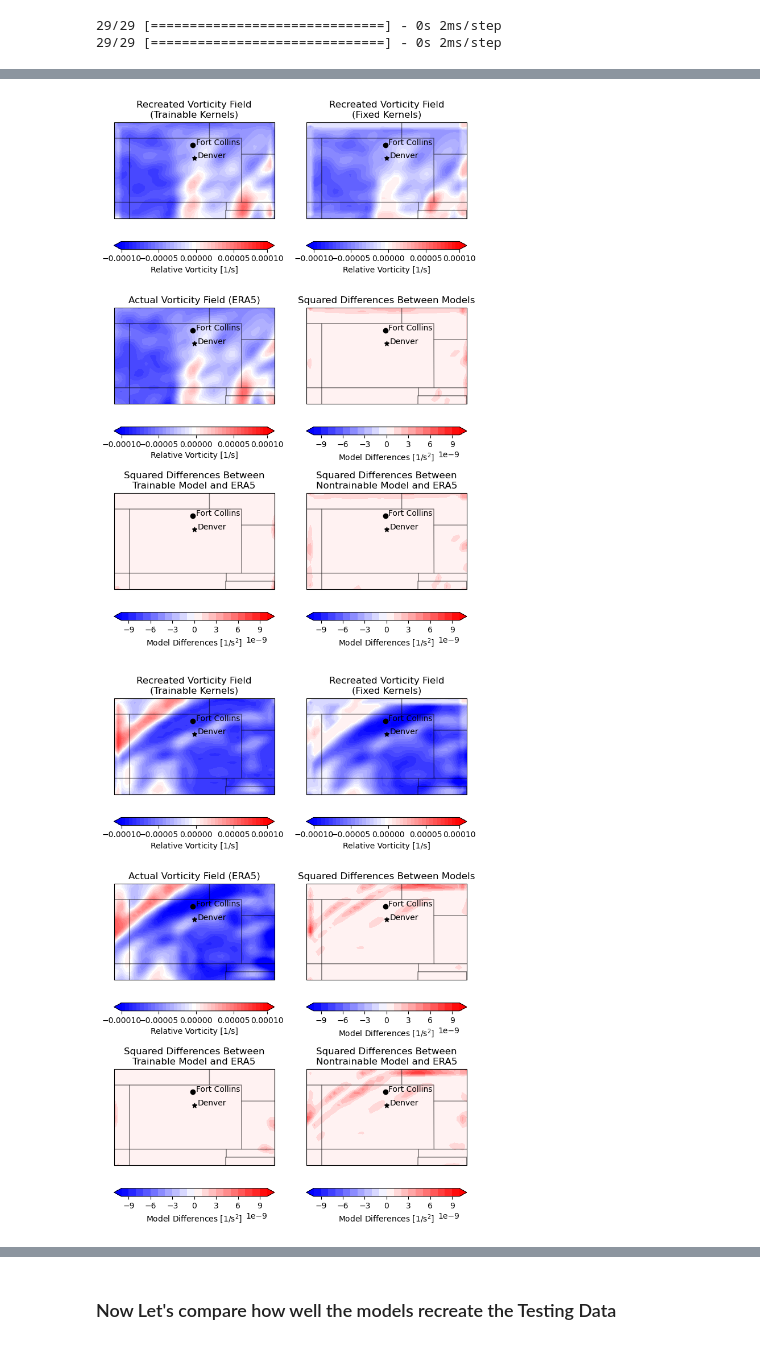
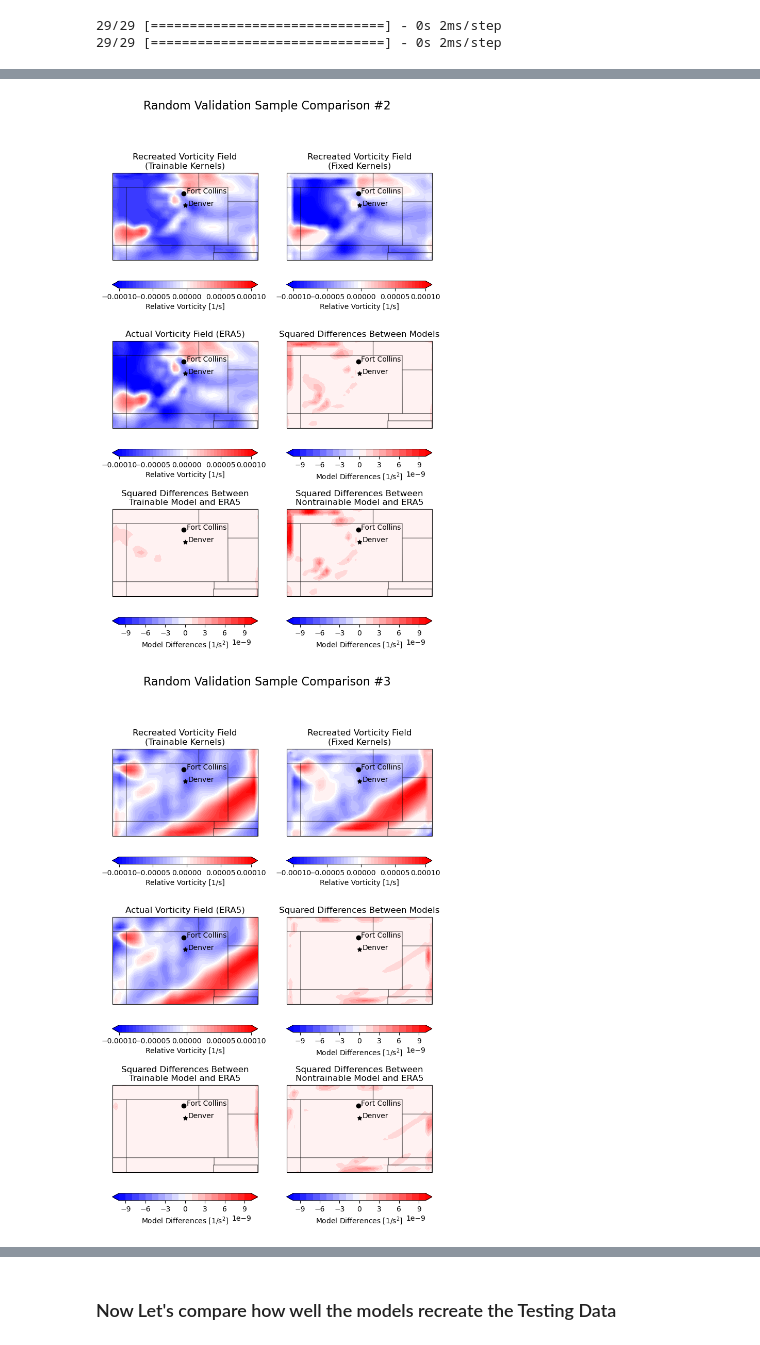
Before and after one commit to JustinRHudson/ATS780_HW2, a Jupyter notebook: CODE/Model_Comparison.ipynb, the cells around one changed output, grey strips where cells are left out. Saved outputs shown, nothing was run; the diff lists cells and outputs as text; code cells hidden in the pictures.

Commit message:
Added titles to the figures

```diff
--- a/CODE/Model_Comparison.ipynb
+++ b/CODE/Model_Comparison.ipynb
@@ -142,5 +142,8 @@ nontrainable_val = fix_filt_model.predict(x_val).squeeze()
 levs = np.arange(-1e-4,1e-4,5e-6)
 cticks = [-1e-4,-5e-5,0,5e-5,1e-4]
 
-dif_levs = np.arange(-1e-8,1.1e-8,1e-9)
-dif_cticks = [-1e-8,-5e-9,0,5e-9,1e-8]
+dif_levs = np.arange(0,1.1e-8,1e-9)
+dif_cticks = [0,2.5-9,5e-9,7.5e-9,1e-8]
+# %%
+# Randomly select 3 samples from the validation data
+random_val_samples = np.random.randint(0,x_val.shape[0],3)
@@ -147,6 +214,6 @@ dif_cticks = [-1e-8,-5e-9,0,5e-9,1e-8]
 # %%
 
-img = 80
+img = random_val_samples[1]
 
 tt_pred = denormalize_data(trainable_val[img],vort_min,vort_max)
 nt_pred = denormalize_data(nontrainable_val[img],vort_min,vort_max)
@@ -176,37 +243,42 @@ plt.colorbar(cf10,orientation = 'horizontal',ticks = cticks, label = 'Relative V
 ax[1,0].set_title('Actual Vorticity Field (ERA5)')
 
 # Axis 1,1 is the differences between the models squared
 ax[1,1].add_feature(cfeature.STATES,alpha = 0.3)
 cf11 = ax[1,1].contourf(lons,lats,model_dif,extend = 'both',cmap = 'bwr',levels = dif_levs)
 plt.colorbar(cf11,orientation = 'horizontal',label = 'Model Differences [1/s$^2$]')
 ax[1,1].set_title('Squared Differences Between Models')
 
 # Axis 2,0 is the difference between the Var Filt Model and the Actual Squared
 ax[2,0].add_feature(cfeature.STATES,alpha = 0.3)
 cf20 = ax[2,0].contourf(lons,lats,actual_tt_dif,extend = 'both',cmap = 'bwr', levels = dif_levs)
 plt.colorbar(cf20,orientation = 'horizontal',label = 'Model Differences [1/s$^2$]')
 ax[2,0].set_title('Squared Differences Between\nTrainable Model and ERA5')
 
 # Axis 2,1 is the difference between the Fix Filt Model and the Actual Squared
 ax[2,1].add_feature(cfeature.STATES,alpha = 0.3)
 cf21 = ax[2,1].contourf(lons,lats,actual_nt_dif,extend = 'both',cmap = 'bwr', levels = dif_levs)
 plt.colorbar(cf21,orientation = 'horizontal',label = 'Model Differences [1/s$^2$]')
 ax[2,1].set_title('Squared Differences Between\nNontrainable Model and ERA5')
 
 for a in ax:
     for b in a:
         b.scatter(-104.9903,39.7392,color = 'k',marker = '*')
         b.text(-104.8,39.7392,'Denver',color = 'k')
         b.scatter(-105.0844,40.5853,color = 'k')
         b.text(-104.9,40.5853,'Fort Collins')
 
+plt.suptitle("Random Validation Sample Comparison #2",fontsize = 16)
+
+os.chdir(figure_path)
+plt.savefig("Validation_Sample_Comp_2.png",dpi = 400,bbox_inches = 'tight')
+
 
 plt.show()
 # %% [output]
-[figure, old version]
+[figure, new version]
 # %%
 
-img = 200
+img = random_val_samples[2]
 
 tt_pred = denormalize_data(trainable_val[img],vort_min,vort_max)
 nt_pred = denormalize_data(nontrainable_val[img],vort_min,vort_max)
@@ -260,7 +332,12 @@ for a in ax:
         b.scatter(-105.0844,40.5853,color = 'k')
         b.text(-104.9,40.5853,'Fort Collins')
 
+plt.suptitle("Random Validation Sample Comparison #3",fontsize = 16)
+
+os.chdir(figure_path)
+plt.savefig("Validation_Sample_Comp_3.png",dpi = 400,bbox_inches = 'tight')
+
 
 plt.show()
 # %% [output]
-[figure, old version]
+[figure, new version]
```
Also changed, not shown: parts of 8 cells of this notebook.
